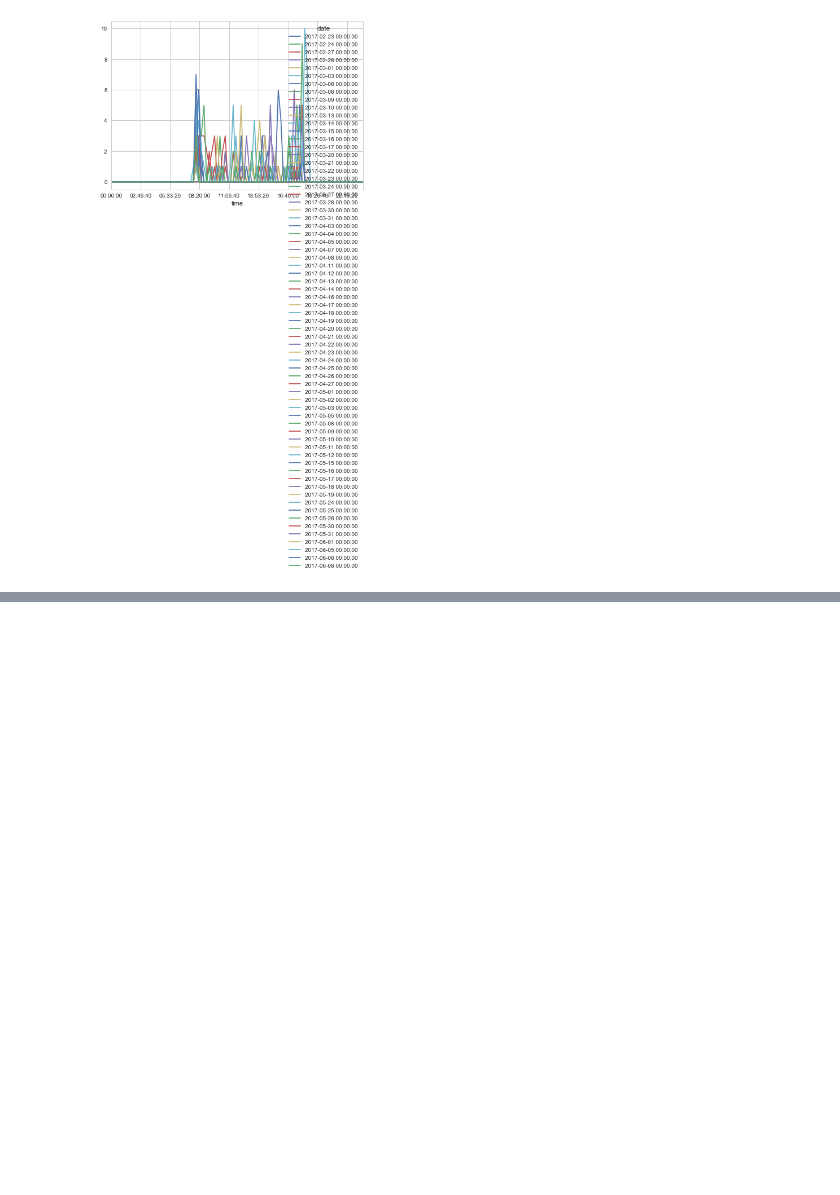
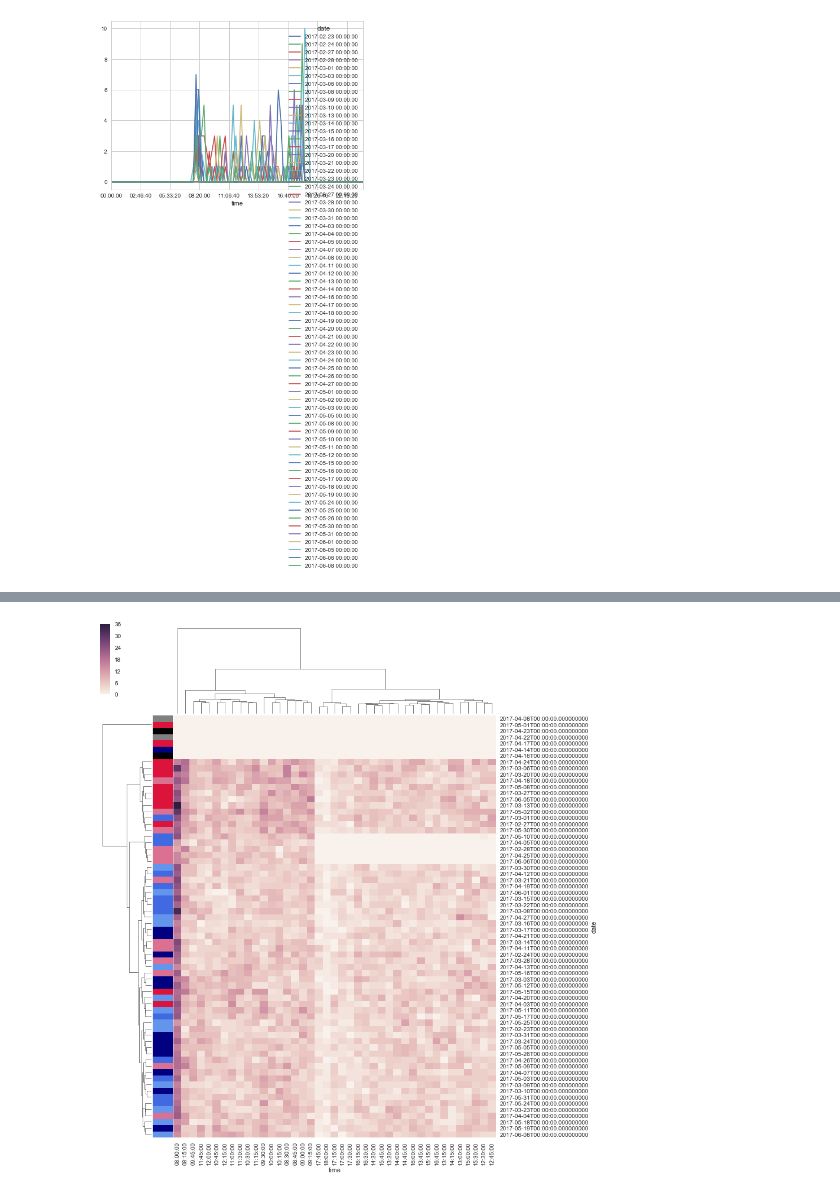
Before and after one commit to haematologic/clindev-phonecall, a Jupyter notebook: notebooks/Phonecall_challenge.ipynb, the cells around one changed output, grey strips where cells are left out. Cells and saved outputs as stored; diff of their text form; code cells hidden in the pictures; blank space fills up the shorter version.

```diff
--- a/notebooks/Phonecall_challenge.ipynb
+++ b/notebooks/Phonecall_challenge.ipynb
@@ -369,0 +428,13 @@ avg_abandonment_time.unstack('date').plot()
+# %%
+query = group_data['num calls answered'].unstack('date')
+day_of_week = [x.weekday() for x in group_data['num calls answered'].unstack('date').T.index]
+mask = np.logical_and(query.index >= datetime(1900,1,1,8,0,0).time(), query.index < datetime(1900,1,1,18,15,0).time())
+query = pd.DataFrame(query, index=query.index)
+
+# fig, ax = plt.subplots(figsize=(12,16))
+day_to_color = {0:'Crimson', 1:'PaleVioletRed', 2:'RoyalBlue', 3:'CornflowerBlue', 4:'Navy', 5:'Grey', 6:'Black'}
+day_colors = [day_to_color[day] for day in day_of_week]
+g = sns.clustermap(query[mask].T, col_cluster=True, figsize=(12,16), method='ward', row_colors=day_colors)
+plt.setp(g.ax_heatmap.get_yticklabels(), rotation=0,);
+# %% [output]
+[figure, added]
```
Also changed, not shown: parts of 25 cells of this notebook.
